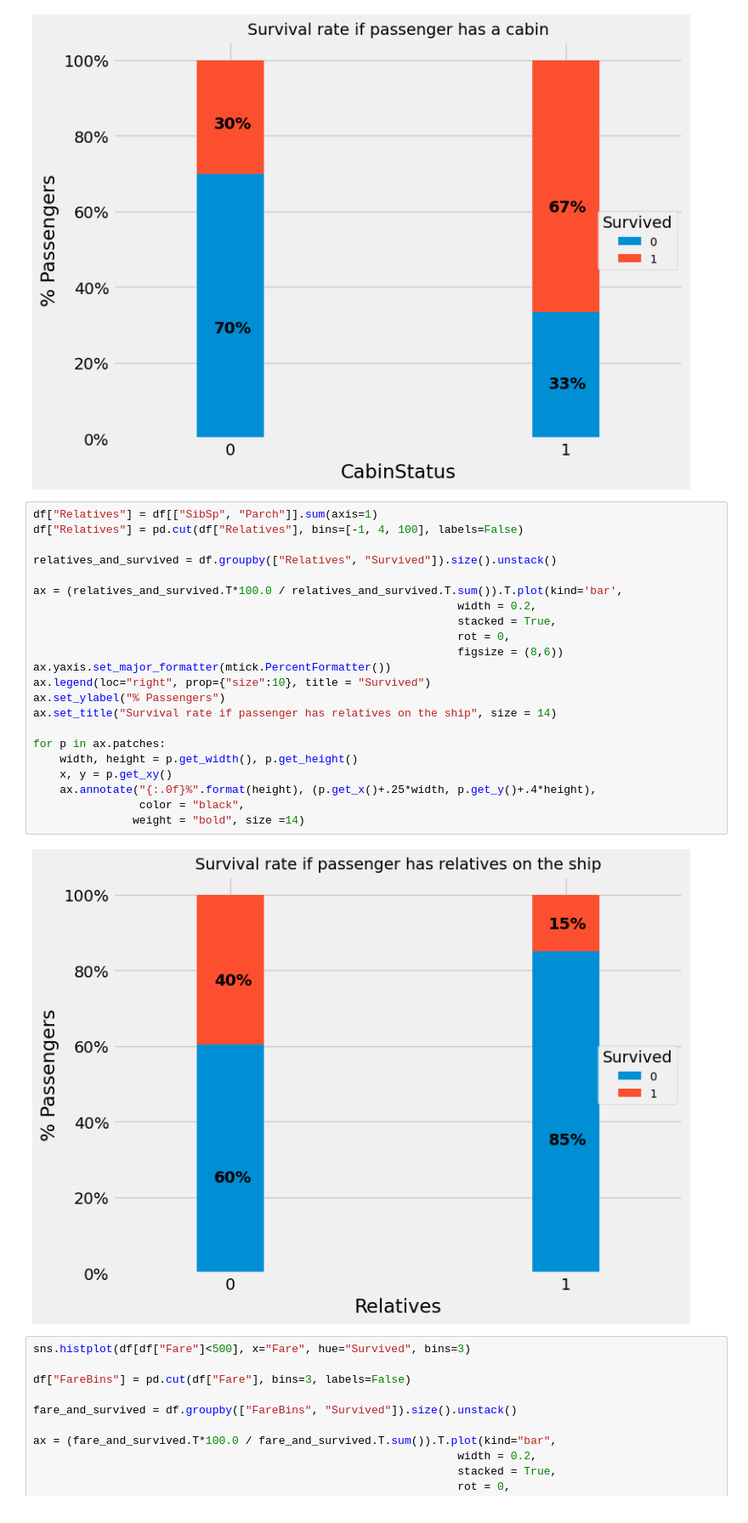
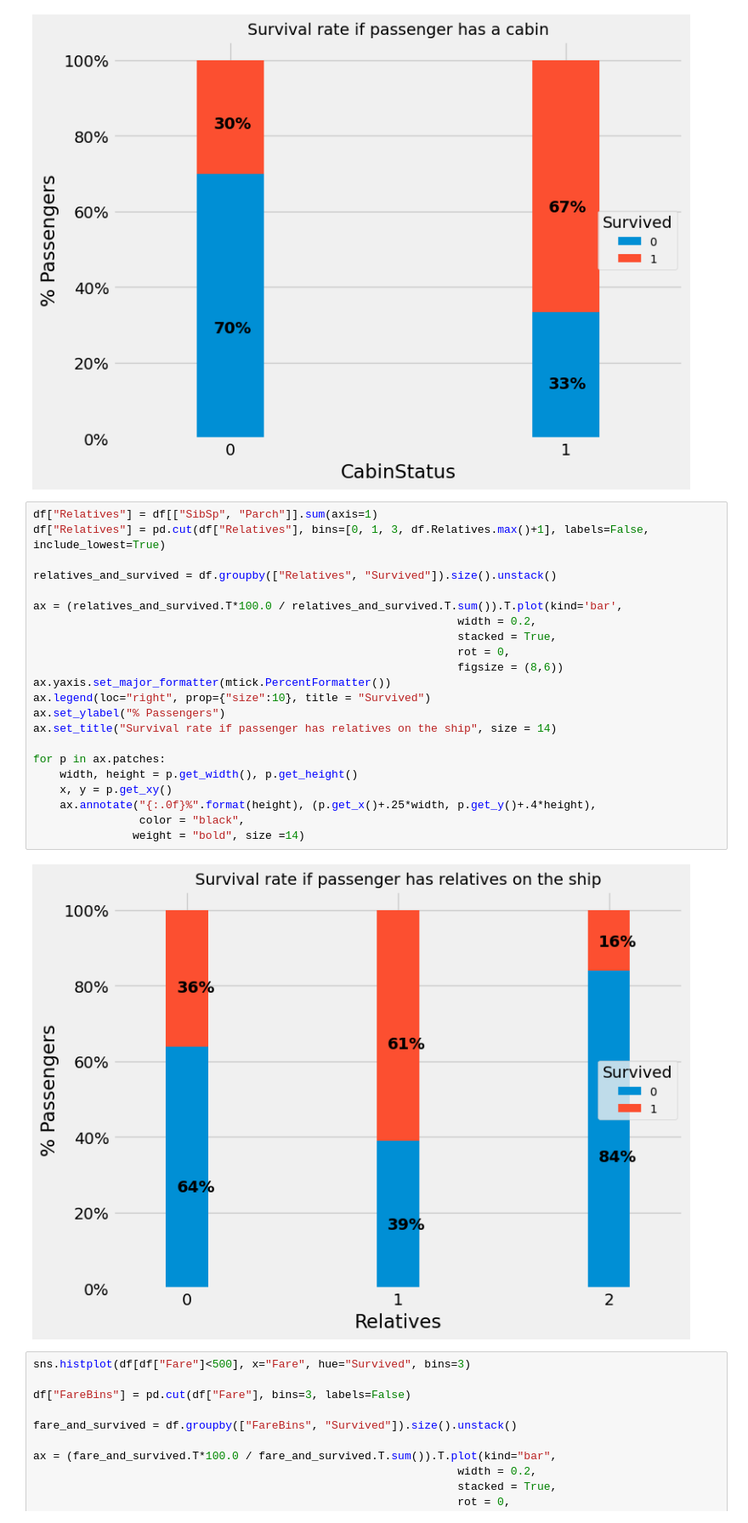
Before and after one commit to maxielias/maxielias.github.io, a Jupyter notebook: data/titanic_dataset_analysis/titanic-prediction-pipeline.ipynb, the cells around one changed output. Shown: that part at 85% size. Drawn from its saved outputs; the diff is of its cells as text.

```diff
--- a/data/titanic_dataset_analysis/titanic-prediction-pipeline.ipynb
+++ b/data/titanic_dataset_analysis/titanic-prediction-pipeline.ipynb
@@ -143,28 +143,28 @@ for p in ax.patches:
 [figure]
 # %%
 df["Relatives"] = df[["SibSp", "Parch"]].sum(axis=1)
-df["Relatives"] = pd.cut(df["Relatives"], bins=[-1, 4, 100], labels=False)
+df["Relatives"] = pd.cut(df["Relatives"], bins=[0, 1, 3, df.Relatives.max()+1], labels=False, include_lowest=True)
 
 relatives_and_survived = df.groupby(["Relatives", "Survived"]).size().unstack()
 
 ax = (relatives_and_survived.T*100.0 / relatives_and_survived.T.sum()).T.plot(kind='bar',
                                                                 width = 0.2,
                                                                 stacked = True,
                                                                 rot = 0,
                                                                 figsize = (8,6))
 ax.yaxis.set_major_formatter(mtick.PercentFormatter())
 ax.legend(loc="right", prop={"size":10}, title = "Survived")
 ax.set_ylabel("% Passengers")
 ax.set_title("Survival rate if passenger has relatives on the ship", size = 14)
 
 for p in ax.patches:
     width, height = p.get_width(), p.get_height()
     x, y = p.get_xy()
     ax.annotate("{:.0f}%".format(height), (p.get_x()+.25*width, p.get_y()+.4*height),
                 color = "black",
                weight = "bold", size =14)
 # %% [output]
-[figure, old version]
+[figure, new version]
 # %%
 sns.histplot(df[df["Fare"]<500], x="Fare", hue="Survived", bins=3)
 
```
Also changed, not shown: parts of 25 cells of this notebook, 2 other files.
